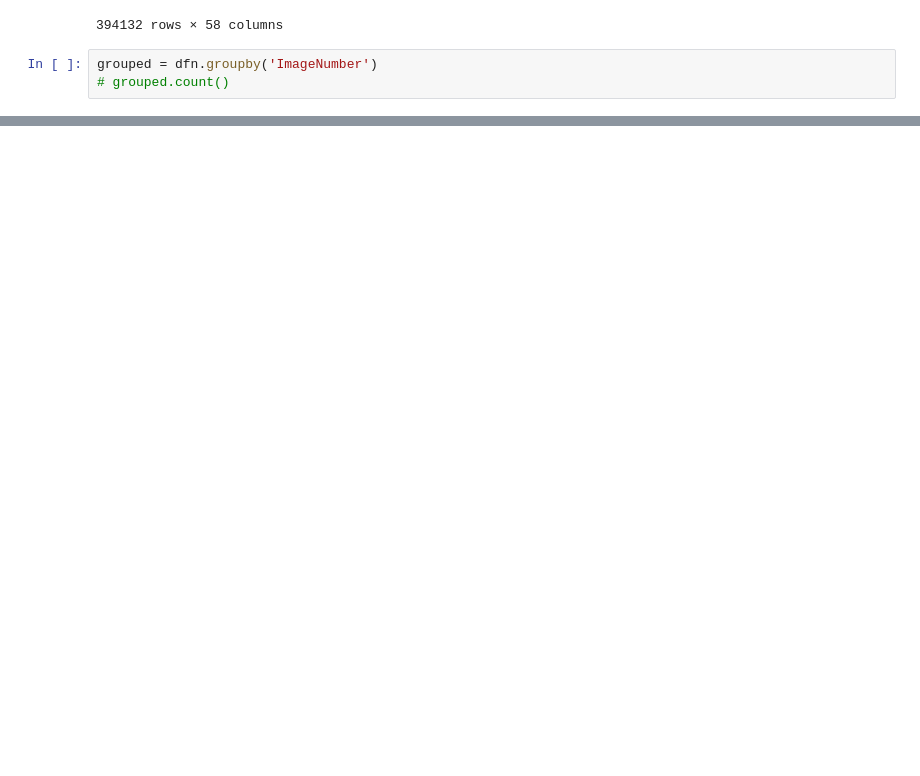
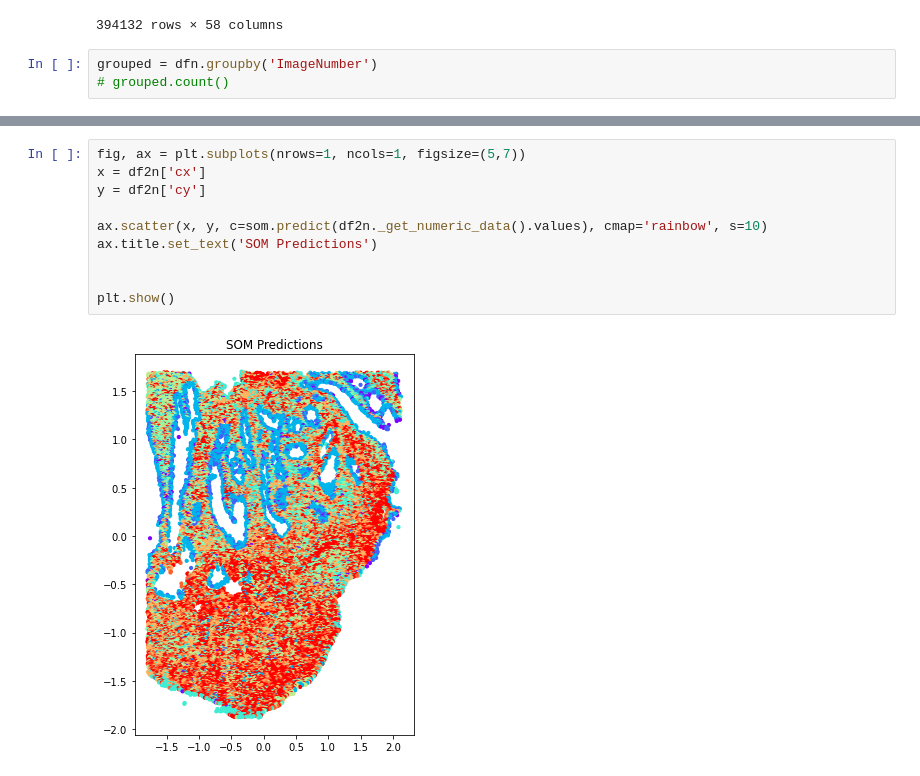
Before and after one commit to JanSuper/MasterProject1-1, a Jupyter notebook: Project Arthur.ipynb, the cells around one changed output, grey strips where cells are left out. Cells and saved outputs as stored; diff of their text form; blank space fills up the shorter version.

```diff
--- a/Project Arthur.ipynb
+++ b/Project Arthur.ipynb
@@ -103,0 +89,12 @@ plt.show()
+# %%
+fig, ax = plt.subplots(nrows=1, ncols=1, figsize=(5,7))
+x = df2n['cx']
+y = df2n['cy']
+
+ax.scatter(x, y, c=som.predict(df2n._get_numeric_data().values), cmap='rainbow', s=10)
+ax.title.set_text('SOM Predictions')
+
+
+plt.show()
+# %% [output]
+[figure, added]
```
Also changed, not shown: parts of 5 cells of this notebook.
